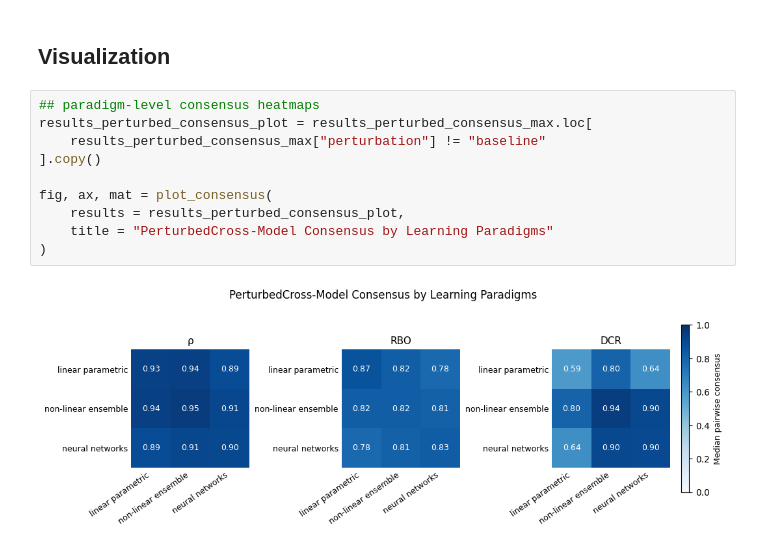
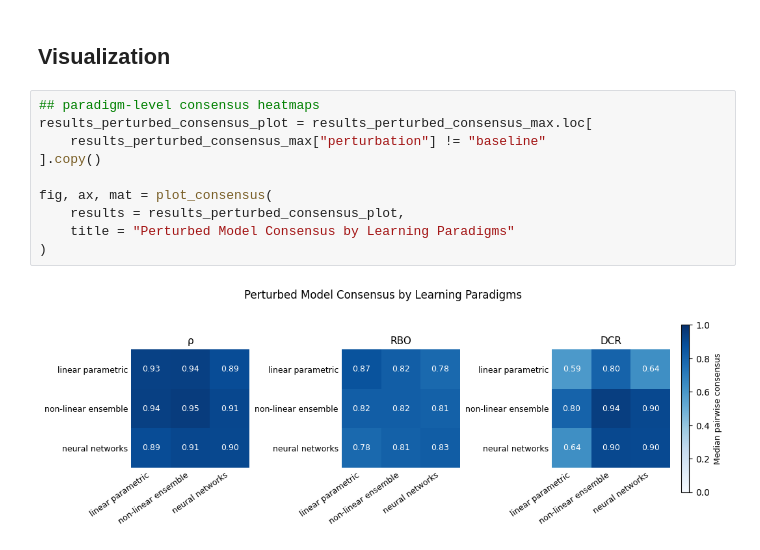
Before and after one commit to nickkunz/graph-capacity, a Jupyter notebook: notebooks/perturb.ipynb, the cells around one changed output. Drawn from its saved outputs; the diff is of its cells as text.

```diff
--- a/notebooks/perturb.ipynb
+++ b/notebooks/perturb.ipynb
@@ -327,12 +385,12 @@ dtype: float64
 # %%
 ## paradigm-level consensus heatmaps
 results_perturbed_consensus_plot = results_perturbed_consensus_max.loc[
     results_perturbed_consensus_max["perturbation"] != "baseline"
 ].copy()
 
 fig, ax, mat = plot_consensus(
     results = results_perturbed_consensus_plot,
-    title = "PerturbedCross-Model Consensus by Learning Paradigms"
+    title = "Perturbed Model Consensus by Learning Paradigms"
 )
 # %% [output]
-[figure, old version]
+[figure, new version]
```
Also changed, not shown: parts of 5 cells of this notebook, 3 other files.
